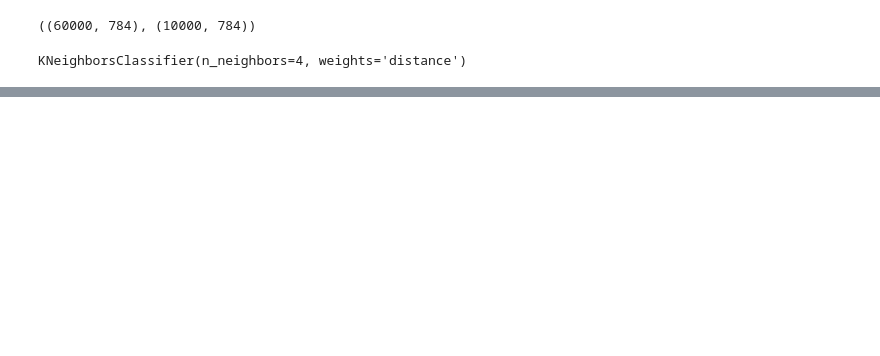
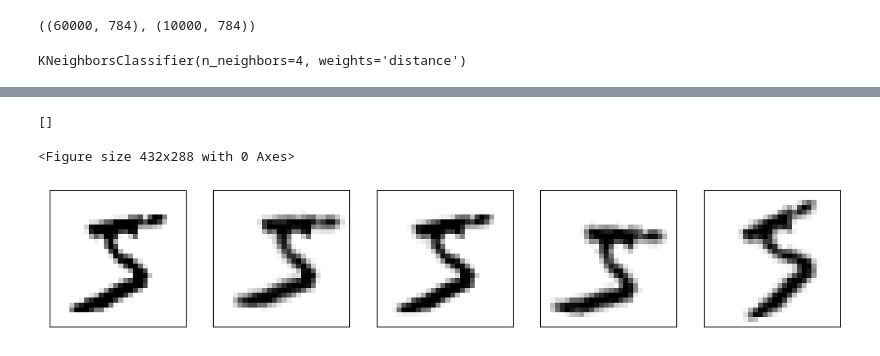
Before and after one commit to booletic/medium, a Jupyter notebook: knn.ipynb, the cells around one changed output, grey strips where cells are left out. Saved outputs shown, nothing was run; the diff lists cells and outputs as text; code cells hidden in the pictures; blank space fills up the shorter version.

Commit message:
plot color change

```diff
--- a/knn.ipynb
+++ b/knn.ipynb
@@ -92,21 +100,25 @@ X_train_ext = np.vstack((X_train, X_train_240k))
 # %%
 some = 0
 
-plt.set_cmap('gist_gray')
+plt.set_cmap('binary')
 plt.figure(figsize=(12.8, 9.6), dpi=200)
 
 plt.subplot(151)
 plt.imshow(X_train_ext[some].reshape(28, 28))
 plt.subplot(152)
 plt.imshow(X_train_ext[some + m].reshape(28, 28))
 plt.subplot(153)
 plt.imshow(X_train_ext[some + m * 2].reshape(28, 28))
 plt.subplot(154)
 plt.imshow(X_train_ext[some + m * 3].reshape(28, 28))
 plt.subplot(155)
 plt.imshow(X_train_ext[some + m * 4].reshape(28, 28))
 
 plt.setp(plt.gcf().get_axes(), xticks=[], yticks=[])
+# %% [output]
+[]
+<Figure size 432x288 with 0 Axes>
+[figure, added]
 # %%
 y_train_ext = np.concatenate((y_train, y_train, y_train, y_train, y_train))
 # %%
```
Also changed, not shown: parts of 6 cells of this notebook.
